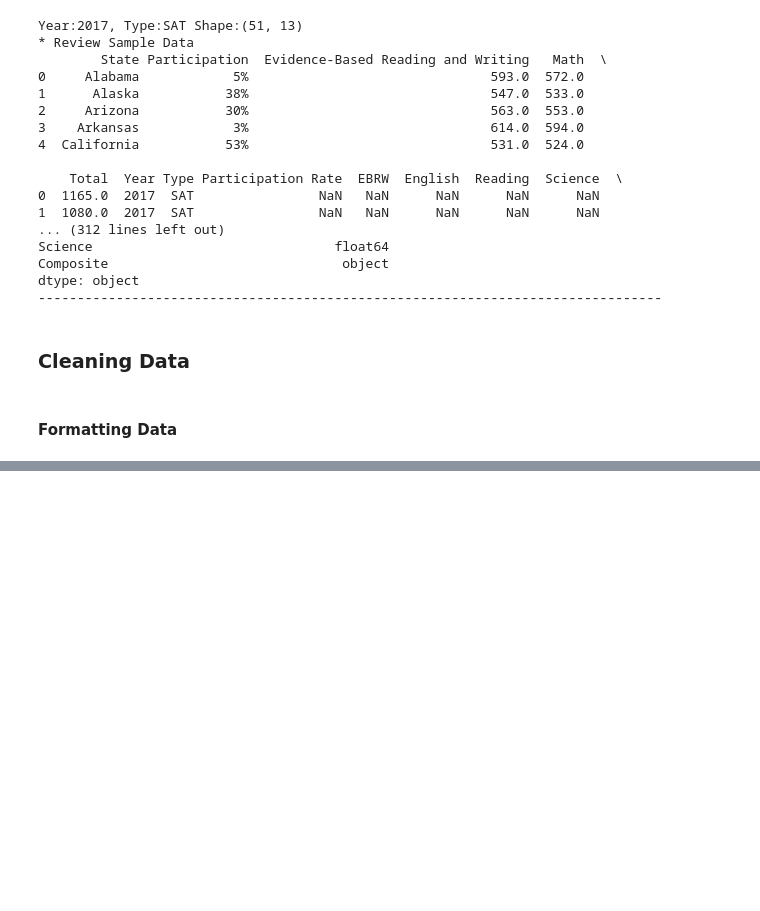
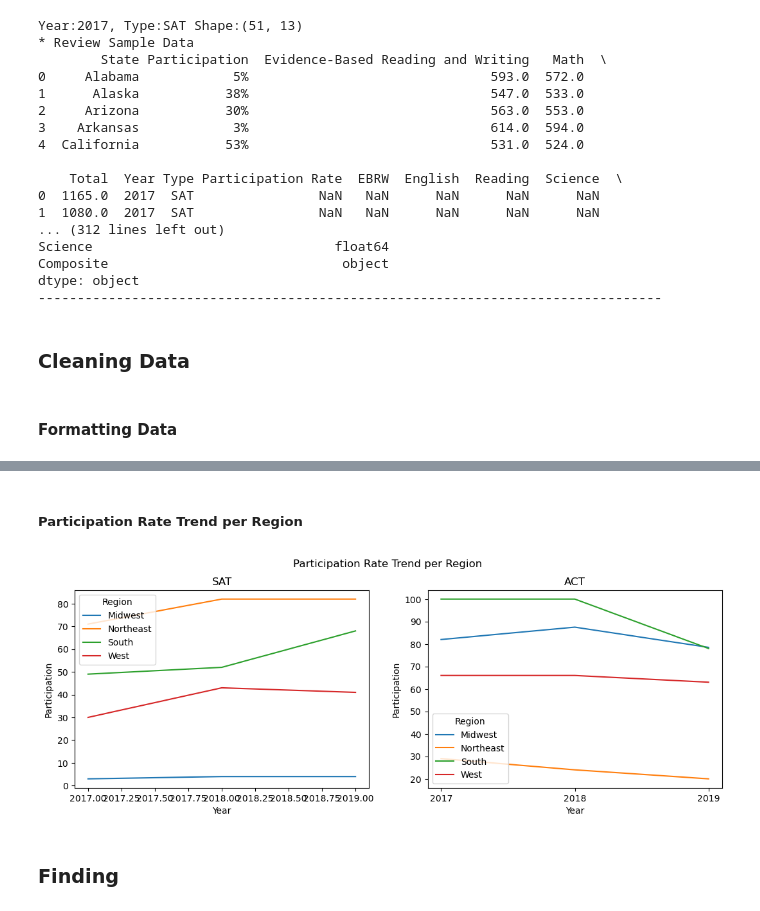
Before and after one commit to utthawit/project_1, a Jupyter notebook: code/code.ipynb, the cells around one changed output, grey strips where cells are left out. Drawn from its saved outputs; the diff is of its cells as text; code cells hidden in the pictures; blank space fills up the shorter version.

```diff
--- a/code/code.ipynb
+++ b/code/code.ipynb
@@ -141,0 +262,17 @@ exam_df.groupby(['Year','Type','Region'])['Participation'].describe()
+# %% [markdown]
+##### Participation Rate Trend per Region
+# %%
+
+fig, axes = plt.subplots(nrows=1, ncols=2, figsize=(13, 4))
+plt.xticks(range(2017, 2020))
+g1 = sns.lineplot(year_type_region_par_median[year_type_region_par_median['Type'] == 'SAT'], x='Year', y='Participation', hue='Region', errorbar=None, ax=axes[0])
+g1.set_title('SAT')
+g2 = sns.lineplot(year_type_region_par_median[year_type_region_par_median['Type'] == 'ACT'], x='Year', y='Participation', hue='Region', errorbar=None, ax=axes[1])
+g2.set_title('ACT')
+plt.xticks(range(2017, 2020))
+fig.suptitle('Participation Rate Trend per Region', y=1);
+fig.savefig('../figure/participation_trend_per_region.png', dpi=300);
+# %% [output]
+[figure, added]
+# %% [markdown]
+### Finding
```
Also changed, not shown: parts of 26 cells of this notebook, 8 other files.
